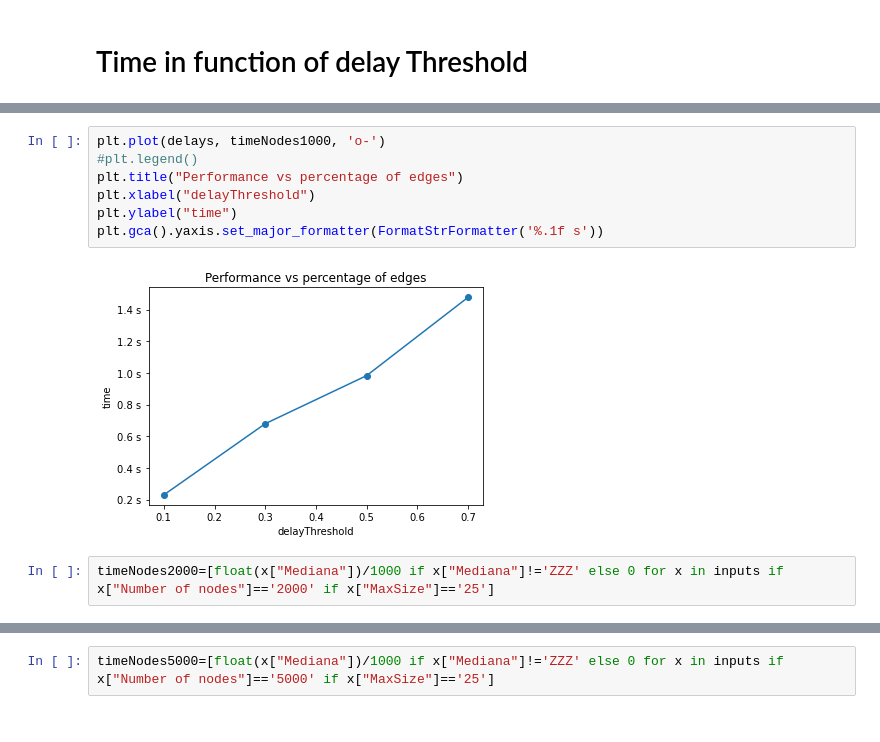
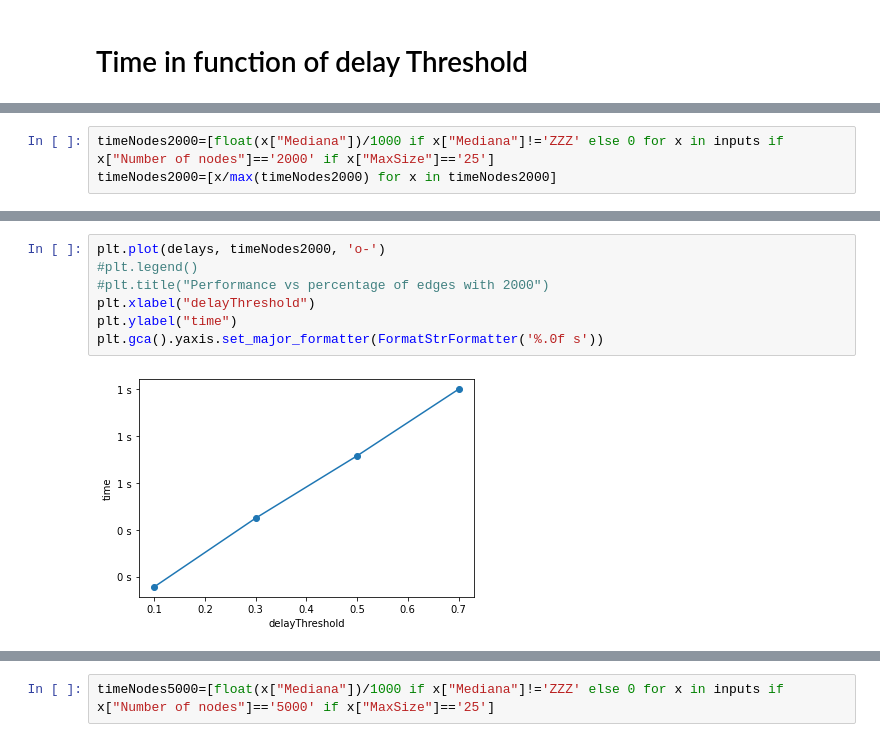
Before and after one commit to OscarPindaro/partition, a Jupyter notebook: Testing/testingPaps.ipynb, the cells around one changed output, grey strips where cells are left out. Cells and saved outputs as stored; diff of their text form.

```diff
--- a/Testing/testingPaps.ipynb
+++ b/Testing/testingPaps.ipynb
@@ -65,0 +69,3 @@ timeNodes1000
+# %%
+timeNodes2000=[float(x["Mediana"])/1000 if x["Mediana"]!='ZZZ' else 0 for x in inputs if x["Number of nodes"]=='2000' if x["MaxSize"]=='25']
+timeNodes2000=[x/max(timeNodes2000) for x in timeNodes2000]
@@ -66,11 +94,9 @@ timeNodes1000
 # %%
-plt.plot(delays, timeNodes1000, 'o-')
+plt.plot(delays, timeNodes2000, 'o-')
 #plt.legend()
-plt.title("Performance vs percentage of edges")
+#plt.title("Performance vs percentage of edges with 2000")
 plt.xlabel("delayThreshold")
 plt.ylabel("time")
-plt.gca().yaxis.set_major_formatter(FormatStrFormatter('%.1f s'))
+plt.gca().yaxis.set_major_formatter(FormatStrFormatter('%.0f s'))
 # %% [output]
-[figure, old version]
+[figure, new version]
-# %%
-timeNodes2000=[float(x["Mediana"])/1000 if x["Mediana"]!='ZZZ' else 0 for x in inputs if x["Number of nodes"]=='2000' if x["MaxSize"]=='25']
```
Also changed, not shown: parts of 17 cells of this notebook, 7 other files.
